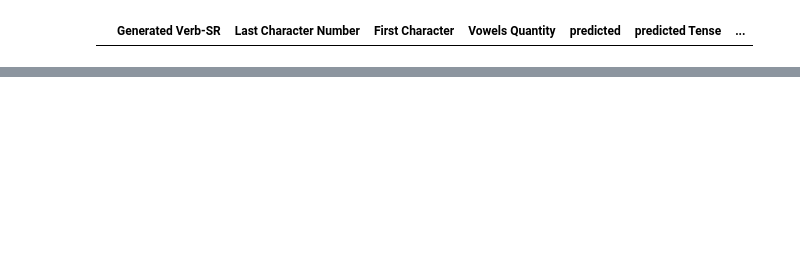
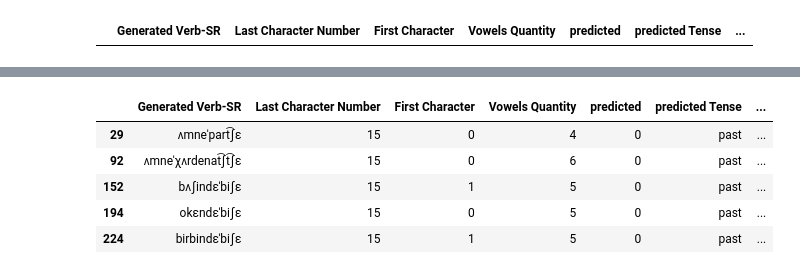
Before and after one commit to nedatahe/tati_verbs, a Jupyter notebook: 06- Logistic Regression Exploration.ipynb, the cells around one changed output, grey strips where cells are left out. Cells and saved outputs as stored; diff of their text form; code cells hidden in the pictures; blank space fills up the shorter version.

```diff
--- a/06- Logistic Regression Exploration.ipynb
+++ b/06- Logistic Regression Exploration.ipynb
@@ -136,0 +140,9 @@ test_data_LR.loc[(test_data_LR['actual Person'] == '2s') &  (test_data_LR['predi
+# %%
+test_data_LR.loc[(test_data_LR['actual Person'] == '3sf') &  (test_data_LR['predicted Person'] == '3sm')].head()
+# %% [output]
+|  | Generated Verb-SR | Last Character Number | First Character | Vowels Quantity | predicted | predicted Tense | ... |
+| 29 | ʌmneˈpart͡ʃɛ | 15 | 0 | 4 | 0 | past | ... |
+| 92 | ʌmneˈχʌrdenat͡ʃt͡ʃɛ | 15 | 0 | 6 | 0 | past | ... |
+| 152 | bʌʃindɛˈbiʃɛ | 15 | 1 | 5 | 0 | past | ... |
+| 194 | okɛndɛˈbiʃɛ | 15 | 0 | 5 | 0 | past | ... |
+| 224 | birbindɛˈbiʃɛ | 15 | 1 | 5 | 0 | past | ... |
```
Also changed, not shown: parts of 12 cells of this notebook, 3 other files.
